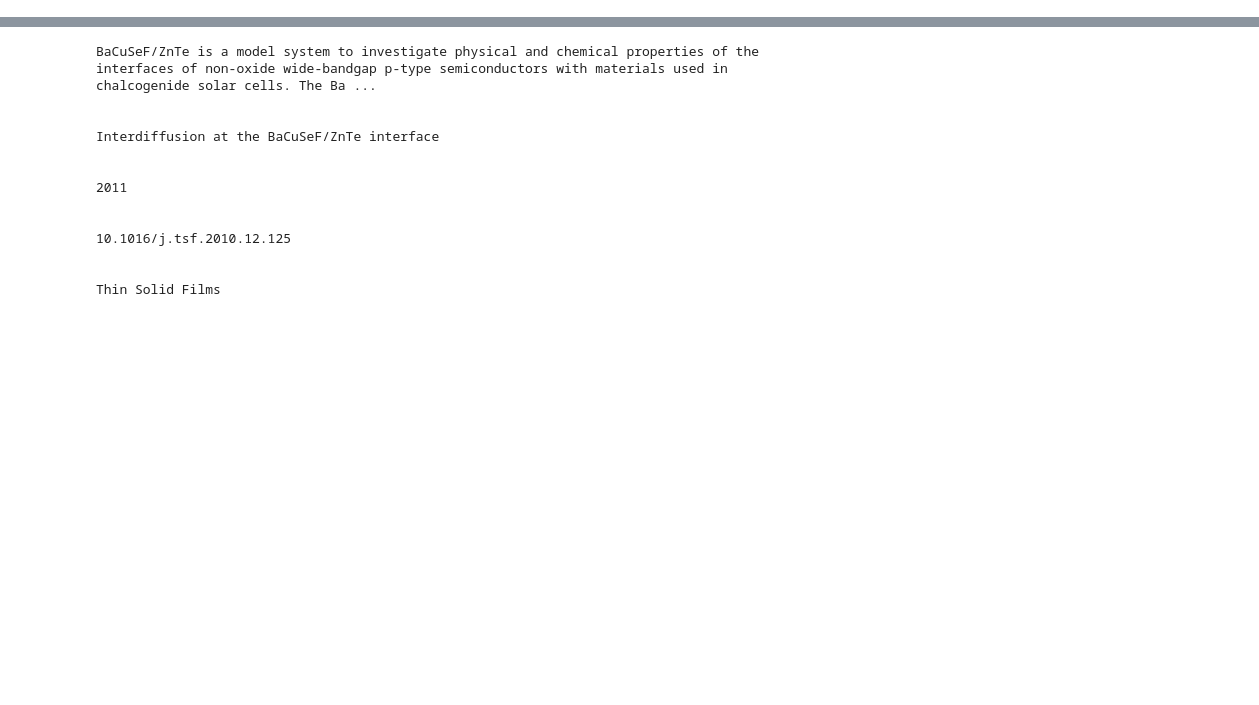
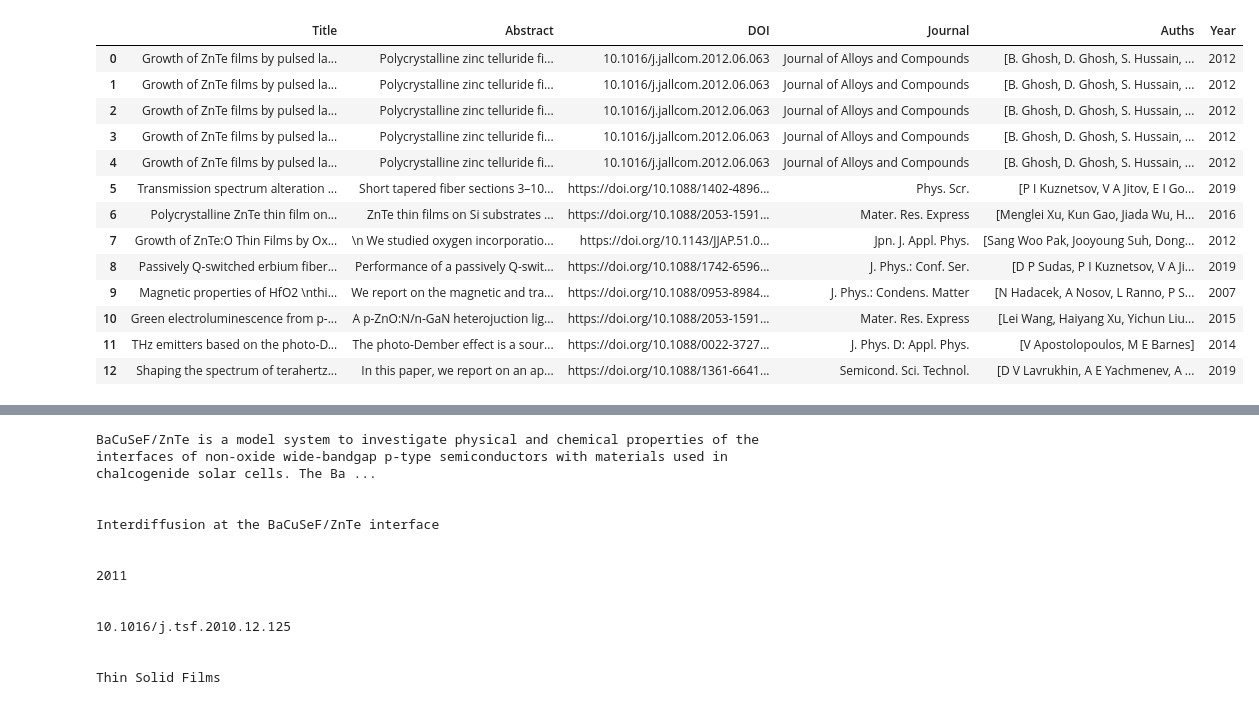
Before and after one commit to oftavira/mis_scripts, a Jupyter notebook: nanoscraper.ipynb, the cells around one changed output, grey strips where cells are left out. Cells and saved outputs as stored; diff of their text form; code cells hidden in the pictures; blank space fills up the shorter version.

```diff
--- a/nanoscraper.ipynb
+++ b/nanoscraper.ipynb
@@ -307,0 +384,19 @@ def cite_manager(art, com, db = pd.Series([])):
+# %%
+methods_df = pandas_dataframe(methods, "methods")
+# %%
+methods_df
+# %% [output]
+|  | Title | Abstract | DOI | Journal | Auths | Year |
+| 0 | Growth of ZnTe films by pulsed la... | Polycrystalline zinc telluride fi... | 10.1016/j.jallcom.2012.06.063 | Journal of Alloys and Compounds | [B. Ghosh, D. Ghosh, S. Hussain, ... | 2012 |
+| 1 | Growth of ZnTe films by pulsed la... | Polycrystalline zinc telluride fi... | 10.1016/j.jallcom.2012.06.063 | Journal of Alloys and Compounds | [B. Ghosh, D. Ghosh, S. Hussain, ... | 2012 |
+| 2 | Growth of ZnTe films by pulsed la... | Polycrystalline zinc telluride fi... | 10.1016/j.jallcom.2012.06.063 | Journal of Alloys and Compounds | [B. Ghosh, D. Ghosh, S. Hussain, ... | 2012 |
+| 3 | Growth of ZnTe films by pulsed la... | Polycrystalline zinc telluride fi... | 10.1016/j.jallcom.2012.06.063 | Journal of Alloys and Compounds | [B. Ghosh, D. Ghosh, S. Hussain, ... | 2012 |
+| 4 | Growth of ZnTe films by pulsed la... | Polycrystalline zinc telluride fi... | 10.1016/j.jallcom.2012.06.063 | Journal of Alloys and Compounds | [B. Ghosh, D. Ghosh, S. Hussain, ... | 2012 |
+| 5 | Transmission spectrum alteration ... | Short tapered fiber sections 3–10... | https://doi.org/10.1088/1402-4896... | Phys. Scr. | [P I Kuznetsov, V A Jitov, E I Go... | 2019 |
+| 6 | Polycrystalline ZnTe thin film on... | ZnTe thin films on Si substrates ... | https://doi.org/10.1088/2053-1591... | Mater. Res. Express | [Menglei Xu, Kun Gao, Jiada Wu, H... | 2016 |
+| 7 | Growth of ZnTe:O Thin Films by Ox... | \n We studied oxygen incorporatio... | https://doi.org/10.1143/JJAP.51.0... | Jpn. J. Appl. Phys. | [Sang Woo Pak, Jooyoung Suh, Dong... | 2012 |
+| 8 | Passively Q-switched erbium fiber... | Performance of a passively Q-swit... | https://doi.org/10.1088/1742-6596... | J. Phys.: Conf. Ser. | [D P Sudas, P I Kuznetsov, V A Ji... | 2019 |
+| 9 | Magnetic properties of HfO2 \nthi... | We report on the magnetic and tra... | https://doi.org/10.1088/0953-8984... | J. Phys.: Condens. Matter | [N Hadacek, A Nosov, L Ranno, P S... | 2007 |
+| 10 | Green electroluminescence from p-... | A p-ZnO:N/n-GaN heterojuction lig... | https://doi.org/10.1088/2053-1591... | Mater. Res. Express | [Lei Wang, Haiyang Xu, Yichun Liu... | 2015 |
+| 11 | THz emitters based on the photo-D... | The photo-Dember effect is a sour... | https://doi.org/10.1088/0022-3727... | J. Phys. D: Appl. Phys. | [V Apostolopoulos, M E Barnes] | 2014 |
+| 12 | Shaping the spectrum of terahertz... | In this paper, we report on an ap... | https://doi.org/10.1088/1361-6641... | Semicond. Sci. Technol. | [D V Lavrukhin, A E Yachmenev, A ... | 2019 |
```
Also changed, not shown: parts of 15 cells of this notebook.
